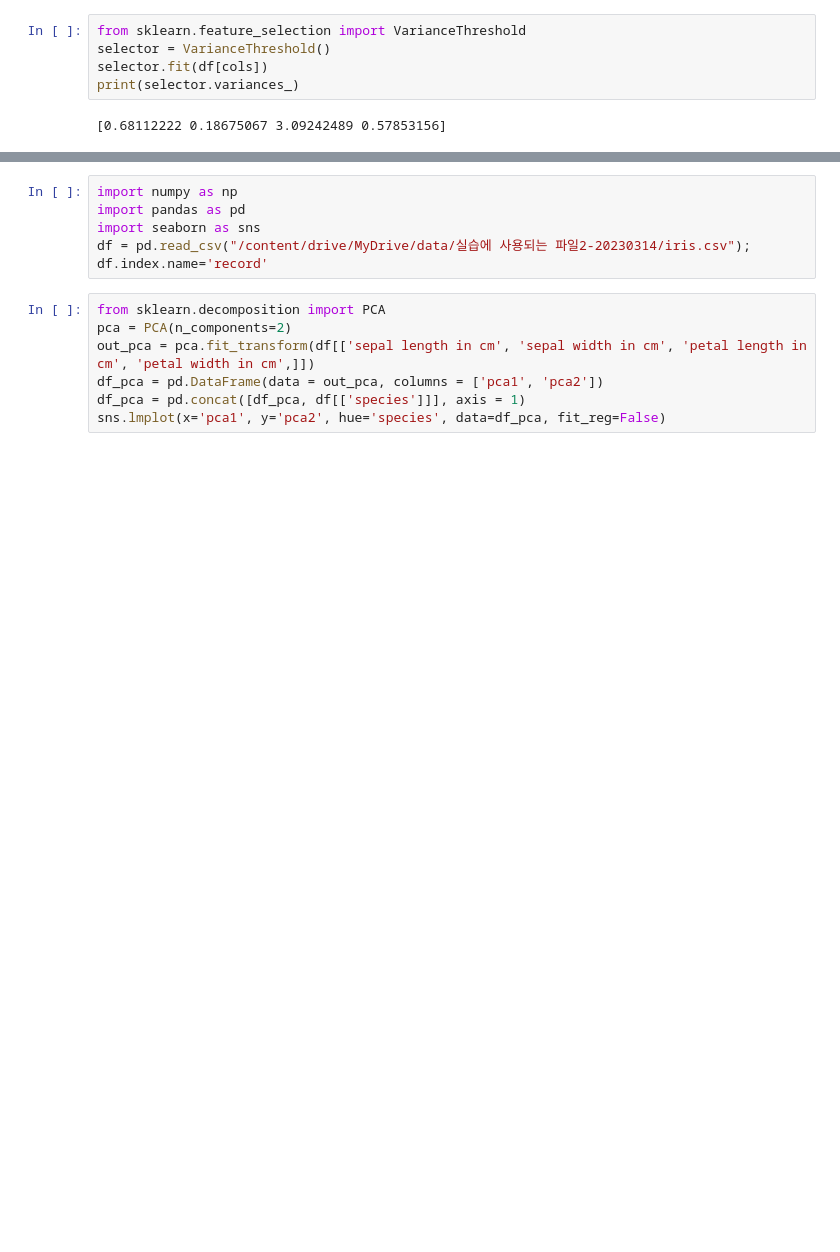
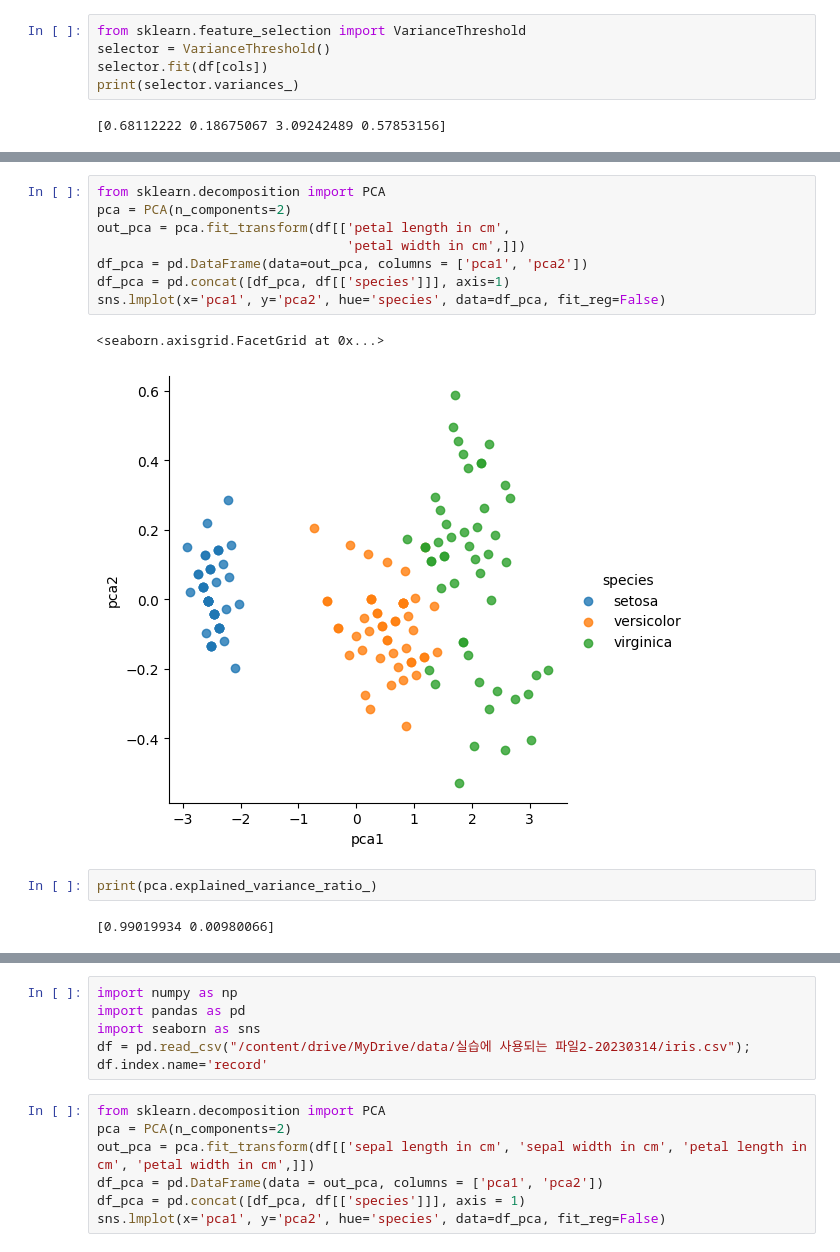
Before and after one commit to WooJungE/About_data, a Jupyter notebook: 20230328.ipynb, the cells around one changed output, grey strips where cells are left out. Cells and saved outputs as stored; diff of their text form; blank space fills up the shorter version.

```diff
--- a/20230328.ipynb
+++ b/20230328.ipynb
@@ -19 +116,16 @@ print(selector.variances_)
+# %%
+from sklearn.decomposition import PCA
+pca = PCA(n_components=2)
+out_pca = pca.fit_transform(df[['petal length in cm',
+                                'petal width in cm',]])
+df_pca = pd.DataFrame(data=out_pca, columns = ['pca1', 'pca2'])
+df_pca = pd.concat([df_pca, df[['species']]], axis=1)
+sns.lmplot(x='pca1', y='pca2', hue='species', data=df_pca, fit_reg=False)
+# %% [output]
+<seaborn.axisgrid.FacetGrid at 0x...>
+[figure, added]
+# %%
+print(pca.explained_variance_ratio_)
+# %% [output]
+[0.99019934 0.00980066]
 # %%
```
Also changed, not shown: parts of 13 cells of this notebook.
